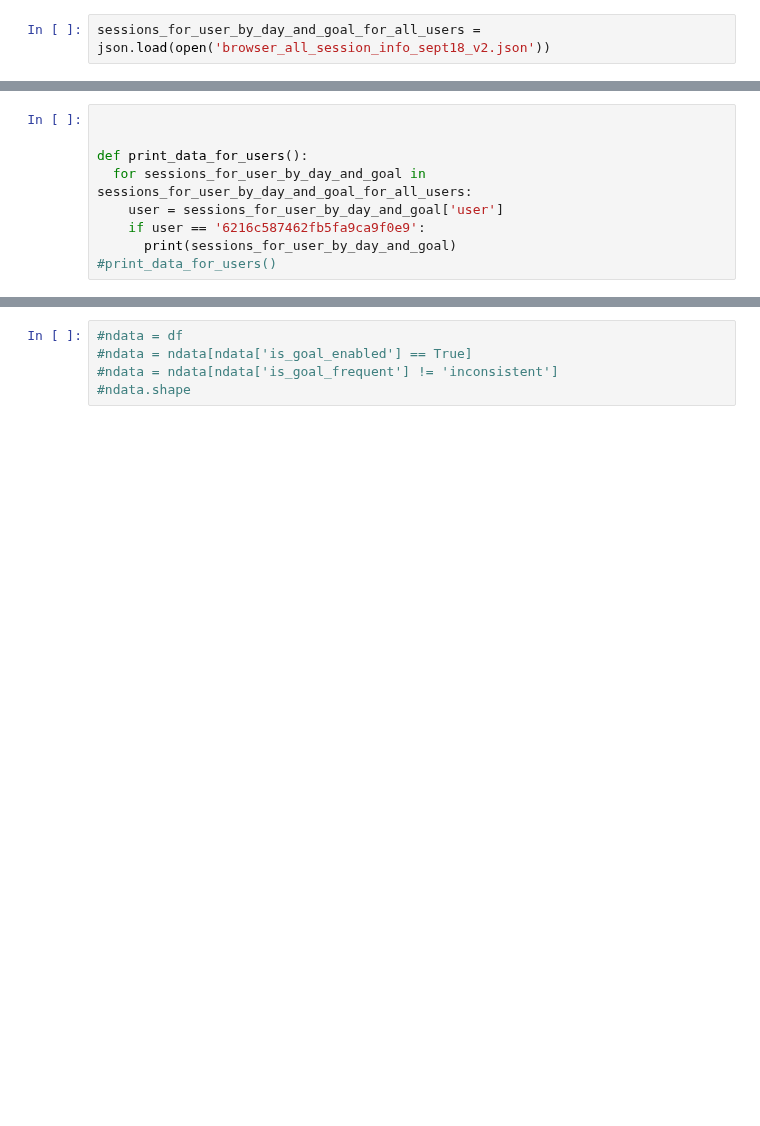
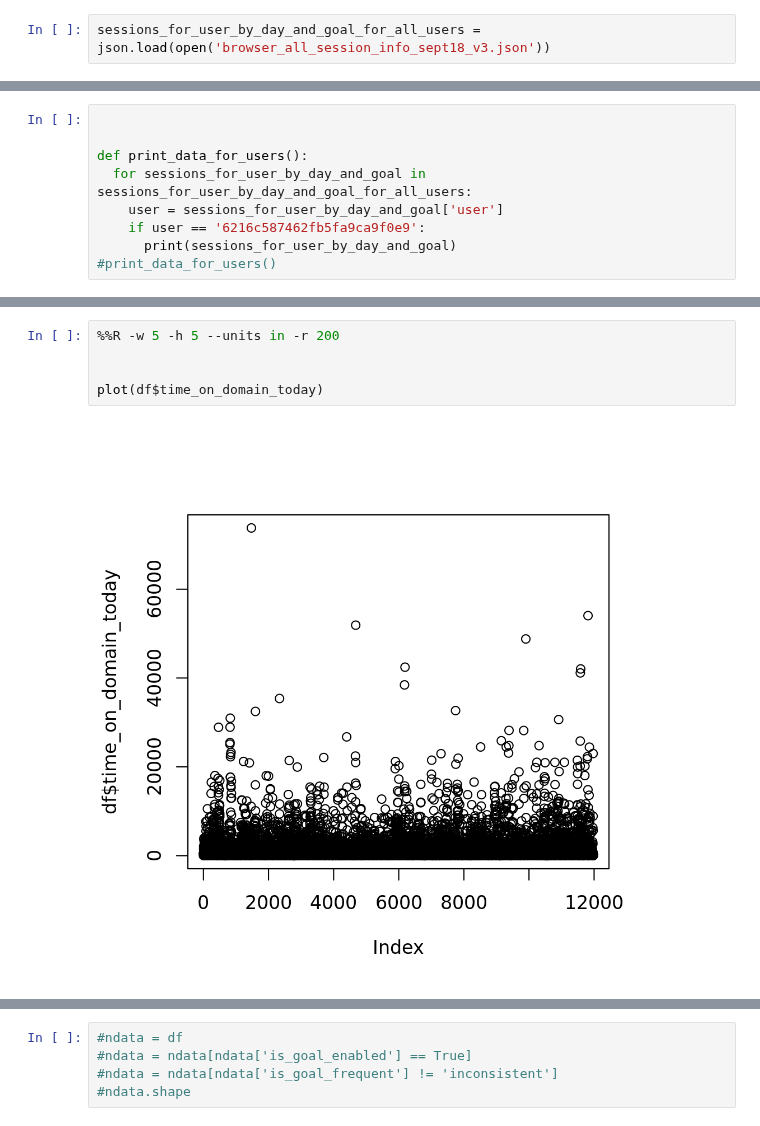
Before and after one commit to gkovacs/habitlab-conservation-analysis, a Jupyter notebook: within browser analysis.ipynb, the cells around one changed output, grey strips where cells are left out. Drawn from its saved outputs; the diff is of its cells as text; blank space fills up the shorter version.

```diff
--- a/within browser analysis.ipynb
+++ b/within browser analysis.ipynb
@@ -38,7 +38,7 @@ def convert_list_of_dicts_into_dataframe(dict_list):
 #  {'a': 4, 'b': 6}
 #]))
 # %%
-sessions_for_user_by_day_and_goal_for_all_users = json.load(open('browser_all_session_info_sept18_v2.json'))
+sessions_for_user_by_day_and_goal_for_all_users = json.load(open('browser_all_session_info_sept18_v3.json'))
 # %%
 def compute_intensity(domains_and_sessions):
   #print(domains_and_sessions)
@@ -209,2 +360,9 @@ df = make_dataframe_days(sessions_for_user_by_day_and_goal_for_all_users, [enabl
+# %%
+%%R -w 5 -h 5 --units in -r 200
+
+
+plot(df$time_on_domain_today)
+# %% [output]
+[figure, added]
 # %%
 # %% [output]
```
Also changed, not shown: parts of 45 cells of this notebook, 2 other files.
